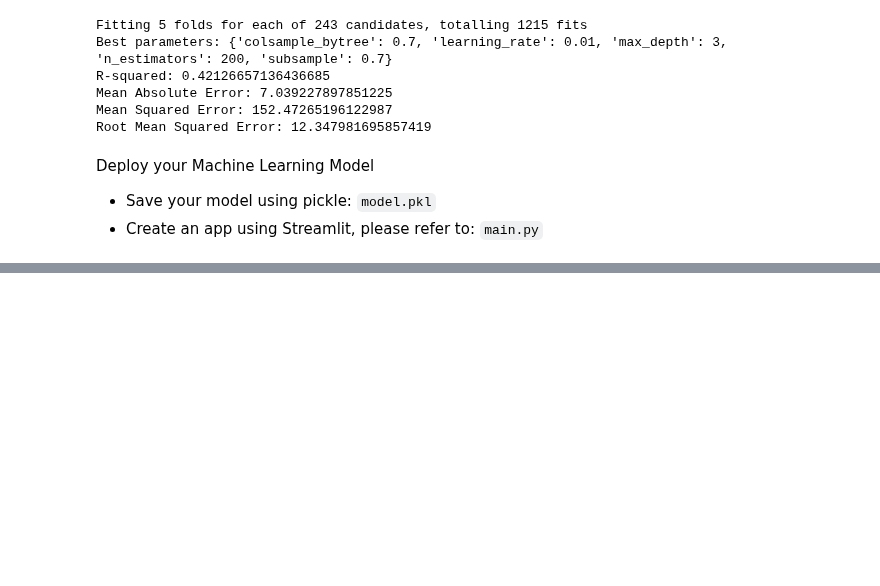
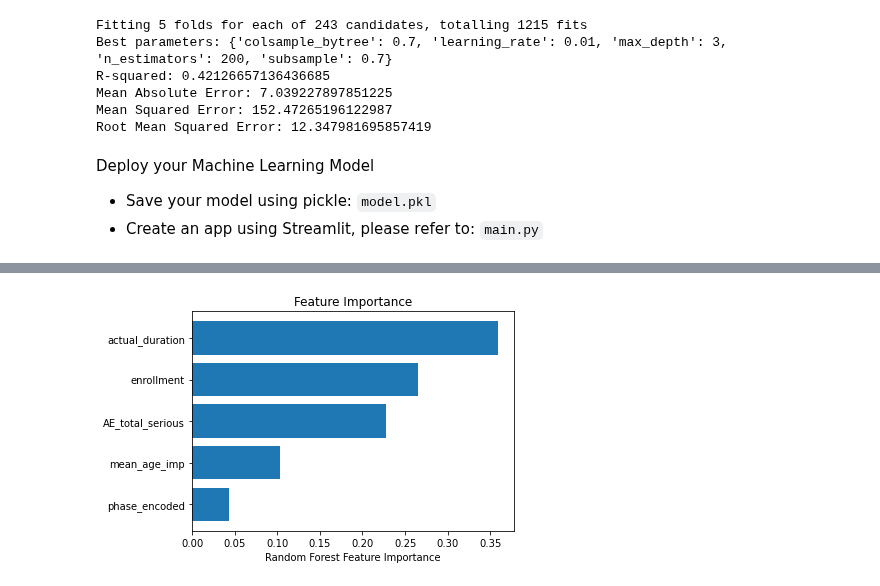
Before and after one commit to brunalos/clinical-trials-ml, a Jupyter notebook: dropout_rates_model.ipynb, the cells around one changed output, grey strips where cells are left out. Saved outputs shown, nothing was run; the diff lists cells and outputs as text; code cells hidden in the pictures; blank space fills up the shorter version.

Commit message:
feat: added new plot

```diff
--- a/dropout_rates_model.ipynb
+++ b/dropout_rates_model.ipynb
@@ -1033,3 +1033,20 @@ Root Mean Squared Error: 11.088338699060197
+# %%
+# Plot feature importance
+
+importance = rfr.feature_importances_
+idxs = np.argsort(importance)
+
+# Get the names of your columns
+column_names = x.columns
+
+plt.title("Feature Importance")
+plt.barh(range(len(idxs)), importance[idxs], align="center")
+plt.yticks(range(len(idxs)), [column_names[i] for i in idxs])
+plt.xlabel("Random Forest Feature Importance")
+plt.tight_layout()
+plt.show()
+# %% [output]
+[figure, added]
 # %%
 # Create a DataFrame with specific values
 test_data = pd.DataFrame({
```
Also changed, not shown: parts of 7 cells of this notebook.
